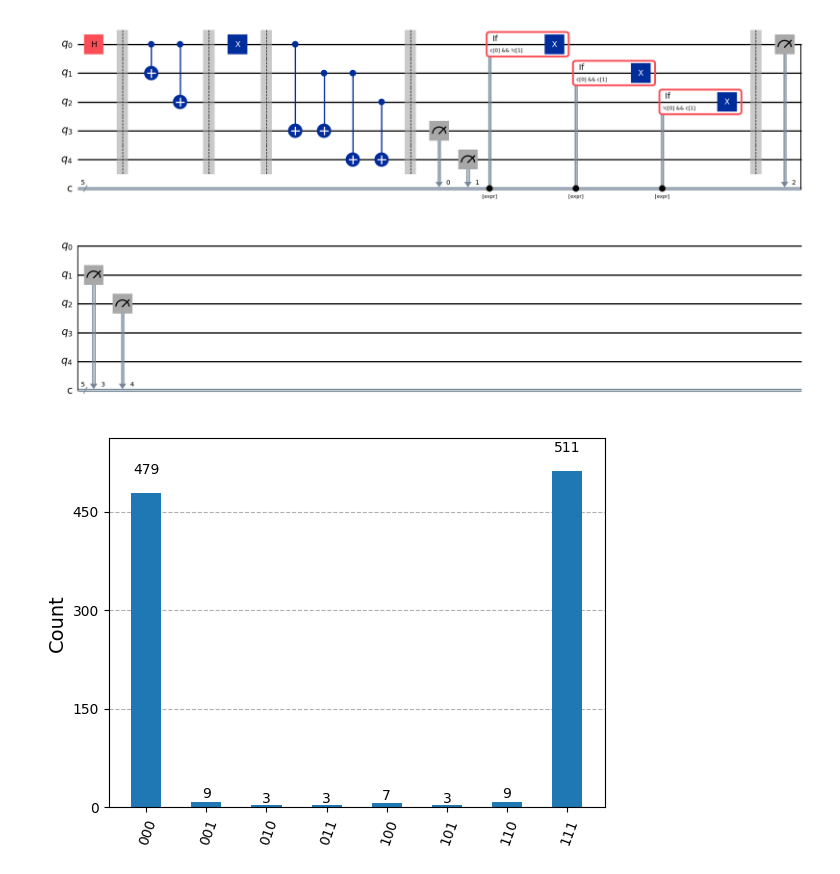
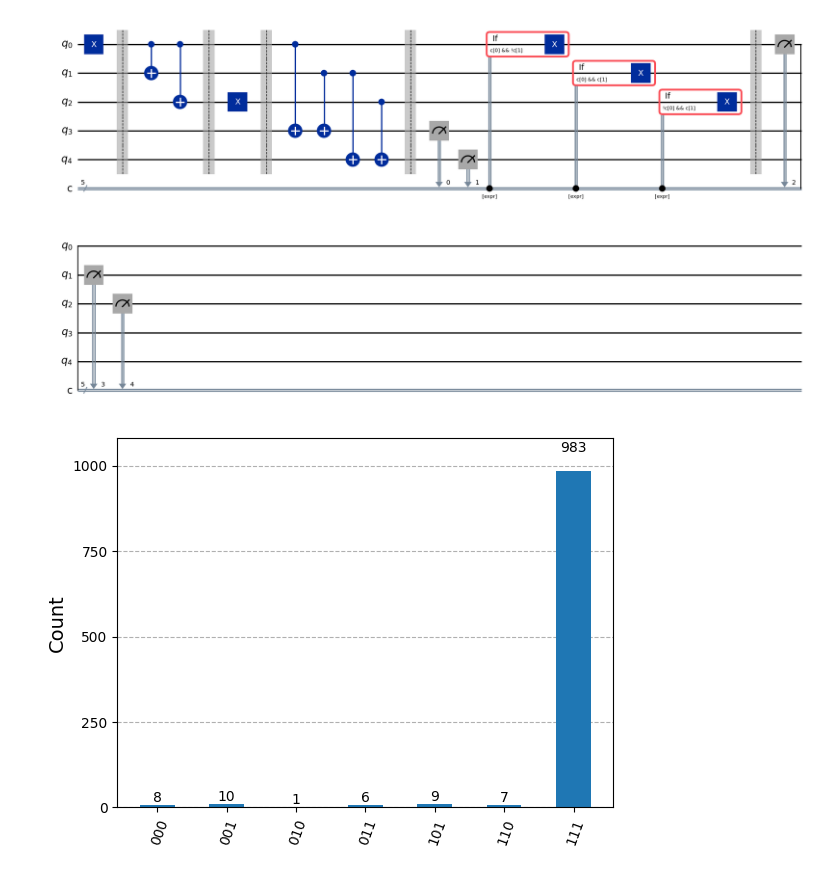
Before and after one commit to ahhlxlx/SIT-UofG-QC, a Jupyter notebook: QC-Lab4-A.ipynb, the cells around one changed output. Cells and saved outputs as stored; diff of their text form; code cells hidden in the pictures.

```diff
--- a/QC-Lab4-A.ipynb
+++ b/QC-Lab4-A.ipynb
@@ -45,7 +45,7 @@ flip = QuantumCircuit(5,5)
 # classical bits 0 and 1 are used for the syndrome measurement
 # classical bits 2, 3 and 4 are for a final measurement to check the statistics
 
-flip.h(0)
+flip.x(0)
 
 # Introduce barriers to help with visualisation
 
@@ -66,7 +66,7 @@ flip.barrier()
 # What happens if you introduce a phase flip error?
 
 # flip.x(1)
-flip.x(0)
+flip.x(2)
 
 # Another barrier
 
@@ -85,34 +85,34 @@ flip.measure([3,4],[0,1])
 
 # Conditional application of X to qubits 0, 1 and 2
 # if c0 and not c1 then X(q0)
 # if c0 and c1 then X(q1)
 # if not c0 and c1 then X(q2)
 
 with flip.if_test(expr.logic_and(flip.clbits[0],expr.logic_not(flip.clbits[1]))):
     flip.x(0)
 
 with flip.if_test(expr.logic_and(flip.clbits[0],flip.clbits[1])):
     flip.x(1)
 
 with flip.if_test(expr.logic_and(expr.logic_not(flip.clbits[0]),flip.clbits[1])):
     flip.x(2)
 
 flip.barrier()
 
 # The original state of qubit 0 was encoded by being "spread" across qubits 1 and 2.
 # We are now back in that encoded state.
 # Because of the entanglement, measuring qubits 0, 1 and 2
 # should give the same statistics as measuring the original qubit 0.
 
 # You can also implement the final decoding, putting the state back into a single qubit, and measuring it.
 
 flip.measure([0,1,2],[2,3,4])
 
 # Check the circuit
 
 flip.draw("mpl")
 # %% [output]
-[figure, old version]
+[figure, new version]
 # %%
 # Simulate and plot results
 # Use GenericBackendV2 because we need if_test
@@ -126,4 +126,4 @@ counts = result_sim.get_counts(compiled)
 mcounts = marginal_counts(counts,indices=[2,3,4])
 plot_histogram(mcounts)
 # %% [output]
-[figure, old version]
+[figure, new version]
```
Also changed, not shown: parts of 1 cell of this notebook.
